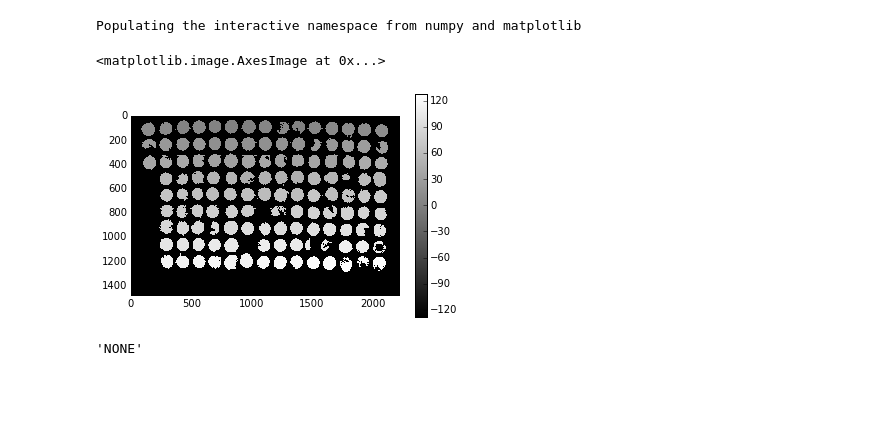
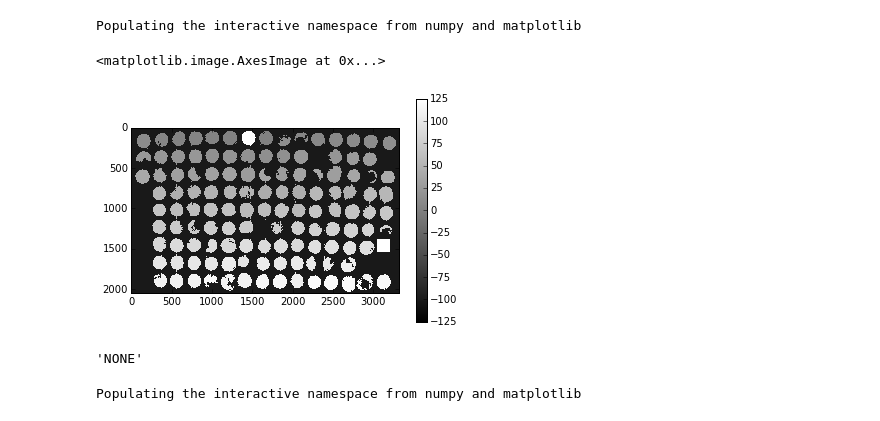
Before and after one commit to arve0/leicaautomator, a Jupyter notebook: explore overlay.ipynb, the cells around one changed output. Drawn from its saved outputs; the diff is of its cells as text; code cells hidden in the pictures; blank space fills up the shorter version.

```diff
--- a/explore overlay.ipynb
+++ b/explore overlay.ipynb
@@ -2,5 +2,8 @@
 from leicaautomator import find_spots
 from leicaexperiment import Experiment
 import numpy as np
-experiment = Experiment('../master/data/experiment--whole')
-labels, overlay, regions = find_spots(experiment)
+import cProfile
+
+experiment = Experiment('../master/data/experiment--2015_03_21_17_09_56')
+#labels, regions = find_spots(experiment)
+cProfile.run("labels, regions = find_spots(experiment)", "/Users/arve/profile.csv")
@@ -7,11 +56,12 @@ labels, overlay, regions = find_spots(experiment)
 # %%
 %pylab inline
 from skimage import io
+labels[labels == -1] = -100
 io.imshow(labels, cmap="gray")
 # %% [output]
 Populating the interactive namespace from numpy and matplotlib
 <matplotlib.image.AxesImage at 0x...>
-[figure, old version]
+[figure, new version]
 # %%
 next((r for r in regions if r.label == 0), 'NONE')
 # %% [output]
@@ -20,0 +69,7 @@ labels[labels == -1] = -128
+# %%
+%pylab qt
+from skimage import io
+from matplotlib import patches
+img = io.imread('../master/data/experiment--2015_03_21_17_09_56/stitched--overview.png')
+# %% [output]
+Populating the interactive namespace from numpy and matplotlib
```
Also changed, not shown: parts of 19 cells of this notebook.
